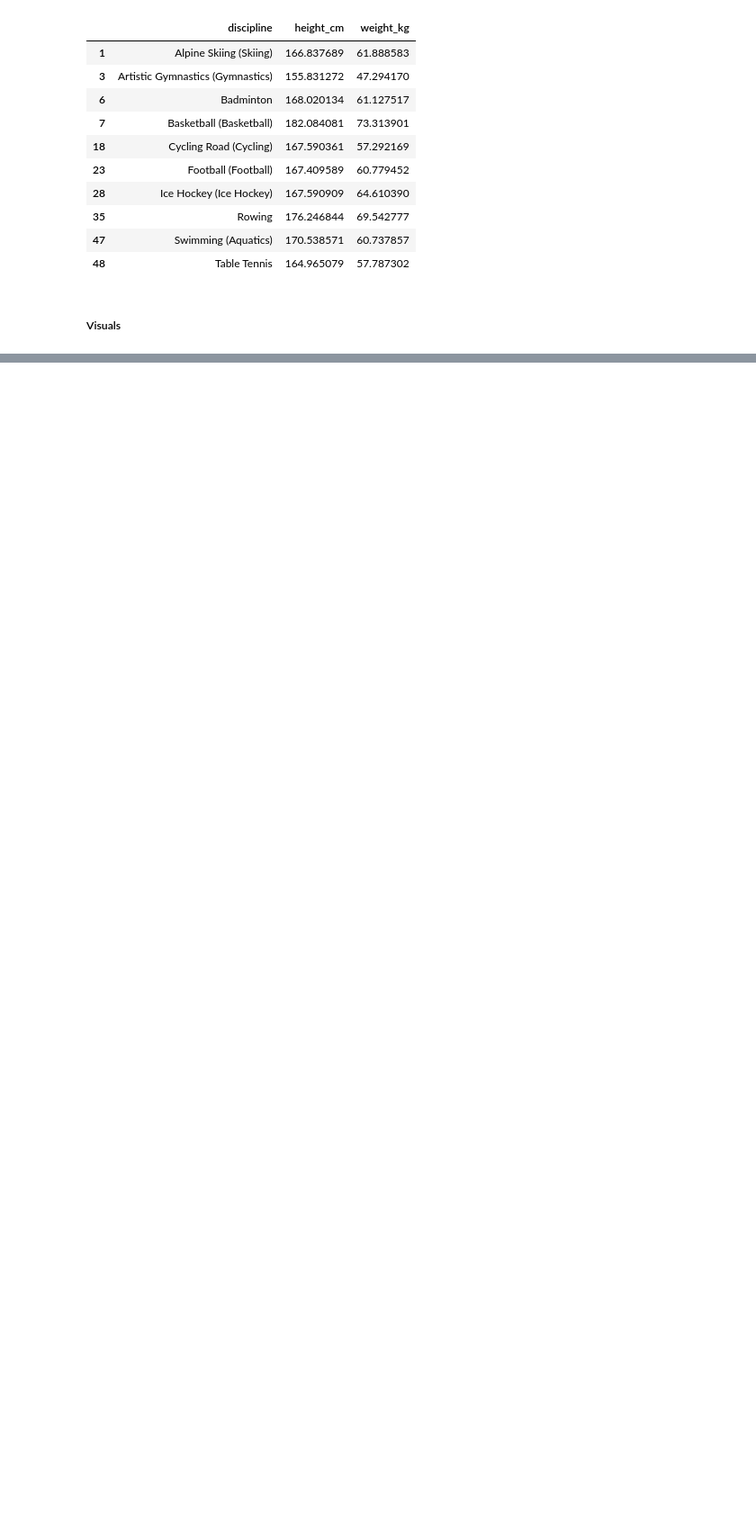
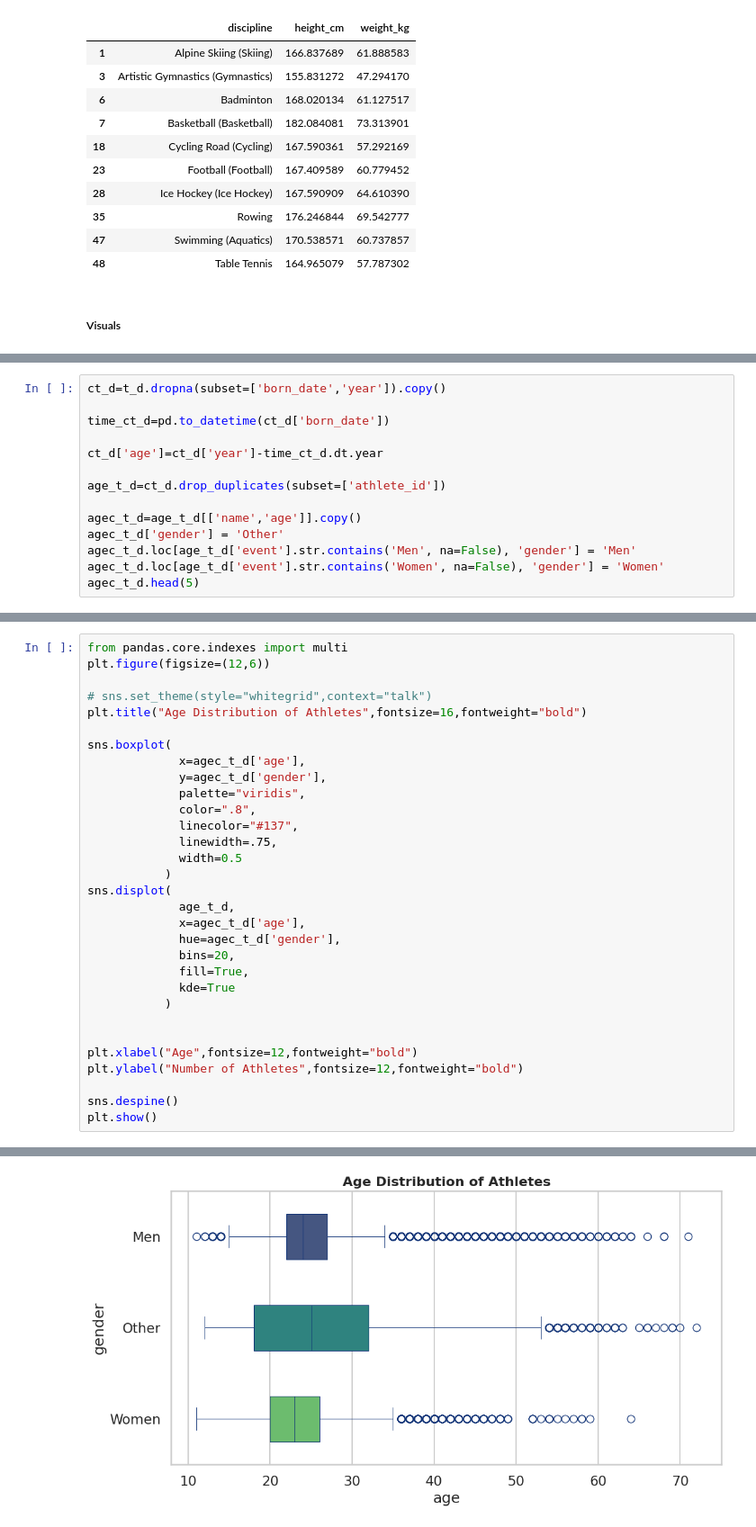
Before and after one commit to vikassinngh123/AI-ML-Learning, a Jupyter notebook: 04-Pandas/02_Olympics_History_EDA.ipynb, the cells around one changed output, grey strips where cells are left out. Shown at 90% size. Saved outputs shown, nothing was run; the diff lists cells and outputs as text; blank space fills up the shorter version.

```diff
--- a/04-Pandas/02_Olympics_History_EDA.ipynb
+++ b/04-Pandas/02_Olympics_History_EDA.ipynb
@@ -426,0 +416,14 @@ plt.show()
+# %%
+ct_d=t_d.dropna(subset=['born_date','year']).copy()
+
+time_ct_d=pd.to_datetime(ct_d['born_date'])
+
+ct_d['age']=ct_d['year']-time_ct_d.dt.year
+
+age_t_d=ct_d.drop_duplicates(subset=['athlete_id'])
+
+agec_t_d=age_t_d[['name','age']].copy()
+agec_t_d['gender'] = 'Other'
+agec_t_d.loc[age_t_d['event'].str.contains('Men', na=False), 'gender'] = 'Men'
+agec_t_d.loc[age_t_d['event'].str.contains('Women', na=False), 'gender'] = 'Women'
+agec_t_d.head(5)
@@ -426,0 +437,32 @@ plt.show()
+# %%
+from pandas.core.indexes import multi
+plt.figure(figsize=(12,6))
+
+# sns.set_theme(style="whitegrid",context="talk")
+plt.title("Age Distribution of Athletes",fontsize=16,fontweight="bold")
+
+sns.boxplot(
+             x=agec_t_d['age'],
+             y=agec_t_d['gender'],
+             palette="viridis",
+             color=".8",
+             linecolor="#137",
+             linewidth=.75,
+             width=0.5
+           )
+sns.displot(
+             age_t_d,
+             x=agec_t_d['age'],
+             hue=agec_t_d['gender'],
+             bins=20,
+             fill=True,
+             kde=True
+           )
+
+
+plt.xlabel("Age",fontsize=12,fontweight="bold")
+plt.ylabel("Number of Athletes",fontsize=12,fontweight="bold")
+
+sns.despine()
+plt.show()
+# %% [output]
@@ -426,0 +472 @@ plt.show()
+[figure, added]
```
Also changed, not shown: parts of 7 cells of this notebook.
